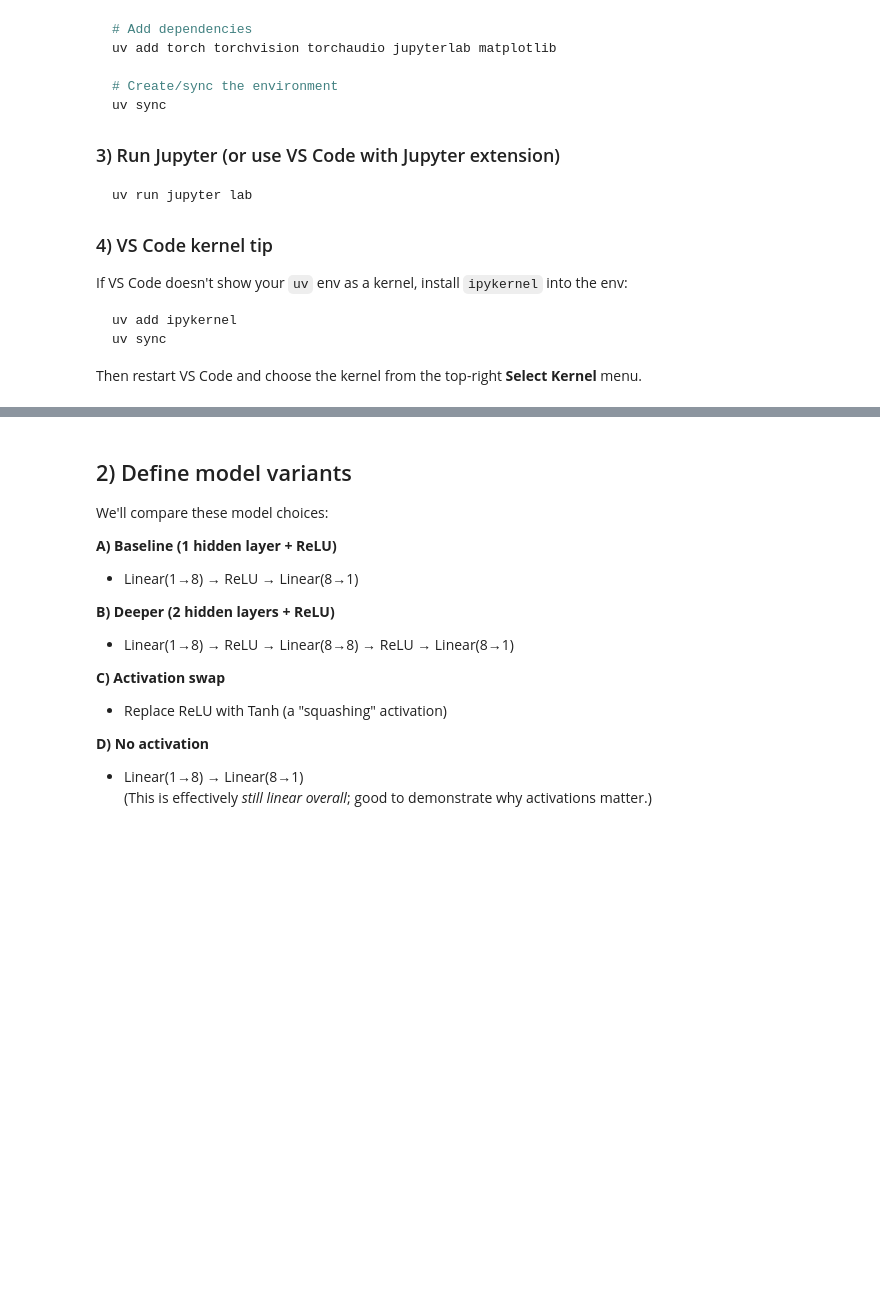
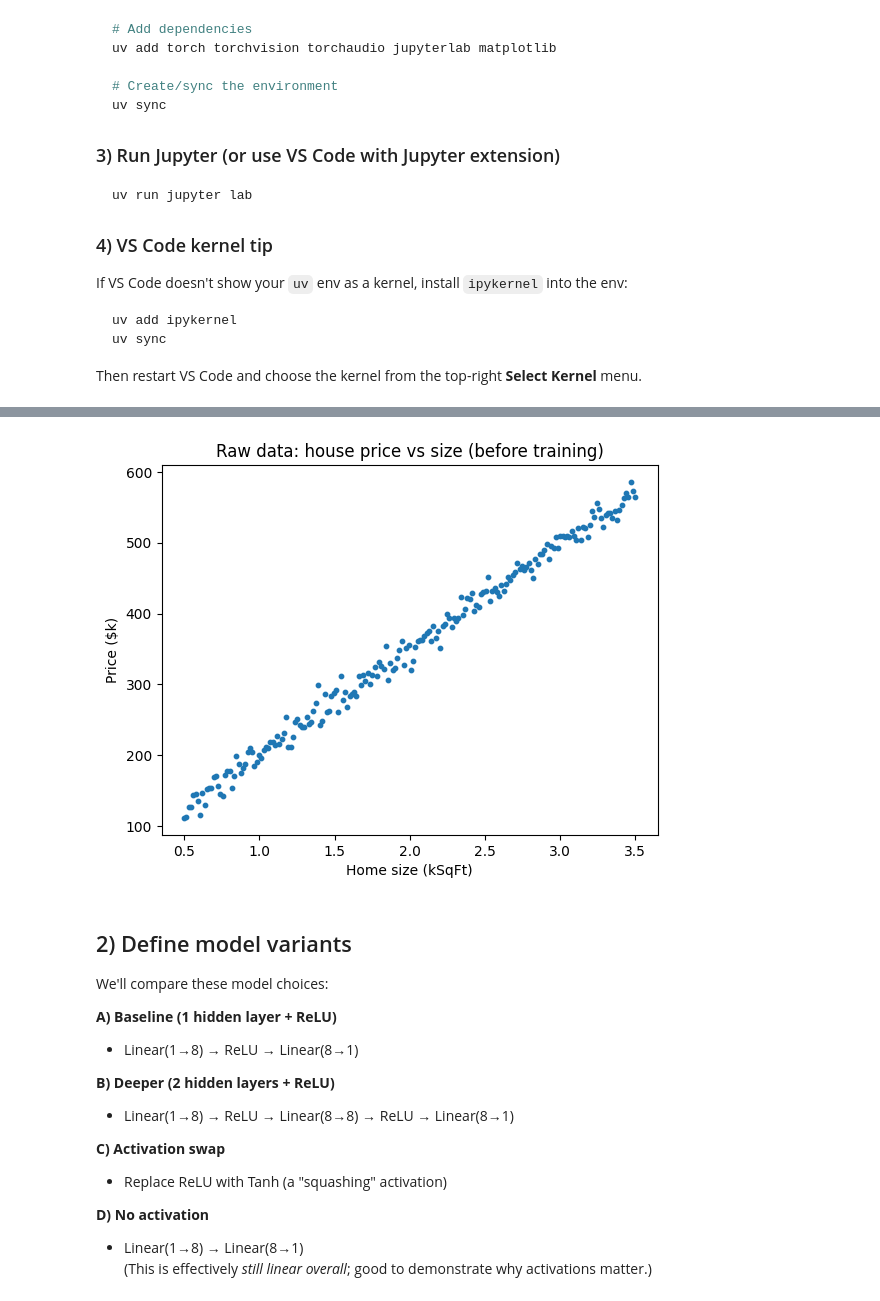
Before and after one commit to samx18/nn-training-demo, a Jupyter notebook: minimal_pytorch_nn_training_variations_house_prices.ipynb, the cells around one changed output, grey strips where cells are left out. Drawn from its saved outputs; the diff is of its cells as text; code cells hidden in the pictures; blank space fills up the shorter version.

```diff
--- a/minimal_pytorch_nn_training_variations_house_prices.ipynb
+++ b/minimal_pytorch_nn_training_variations_house_prices.ipynb
@@ -83,3 +90,15 @@ print("Example: size =", float(X[0]), "kSqFt -> price =", float(y[0]), "$k")
+# %%
+# Plot the raw dataset (before any training)
+import matplotlib.pyplot as plt
+
+plt.figure()
+plt.scatter(X, y, s=10)
+plt.xlabel("Home size (kSqFt)")
+plt.ylabel("Price ($k)")
+plt.title("Raw data: house price vs size (before training)")
+plt.show()
+# %% [output]
+[figure, added]
 # %% [markdown]
 ## 2) Define model variants
 
```
Also changed, not shown: parts of 8 cells of this notebook, 3 other files.
